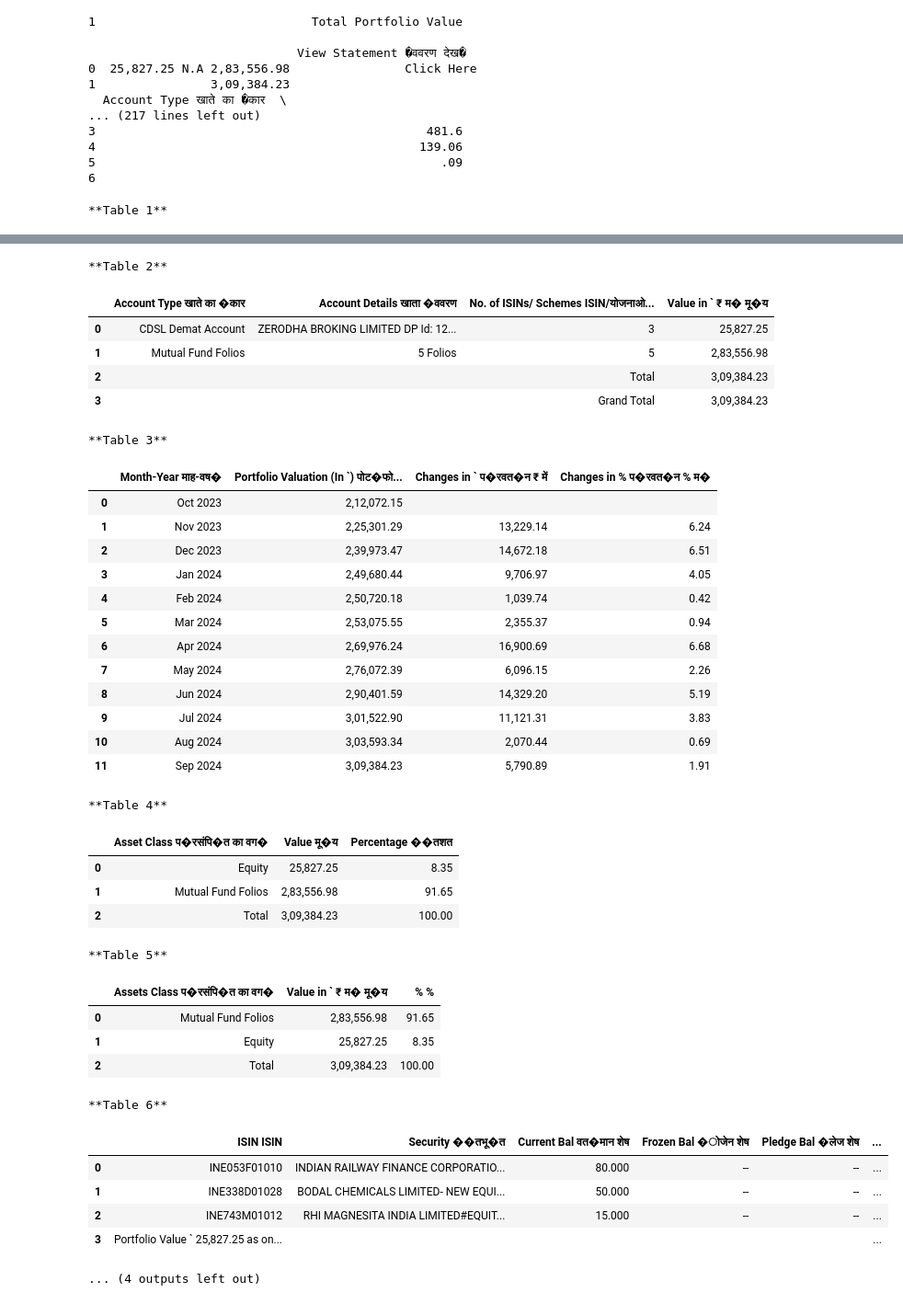
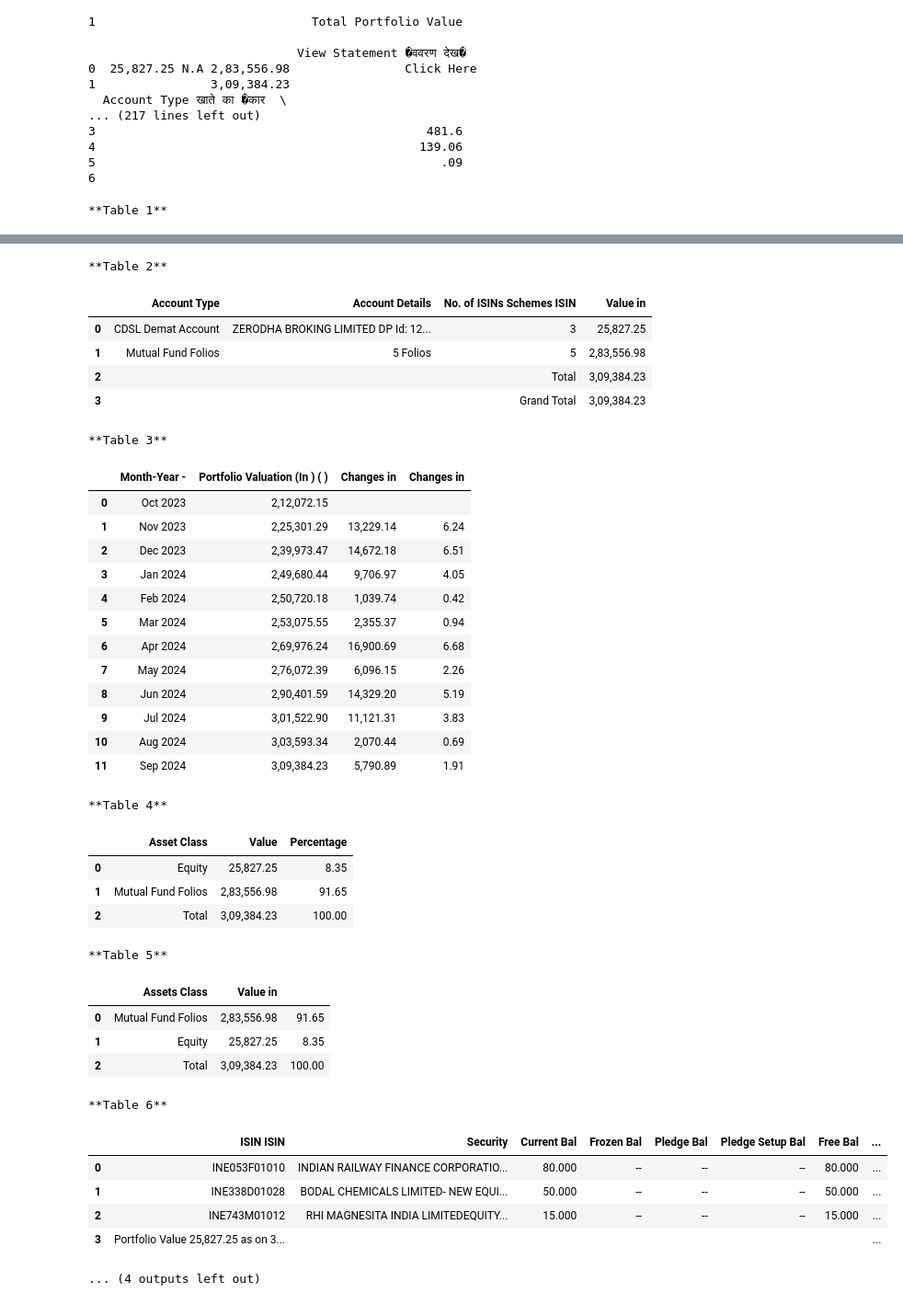
Before and after one commit to trdez-malhar/PdfToDashboard, a Jupyter notebook: docling_pdf.ipynb, the cells around one changed output, grey strips where cells are left out. Shown at 92% size. Cells and saved outputs as stored; diff of their text form; code cells hidden in the pictures.

Commit message:
update using docling uploading extract account data

```diff
--- a/docling_pdf.ipynb
+++ b/docling_pdf.ipynb
@@ -7,6 +7,15 @@ result = converter.convert(source)
 # print(result.document.export_to_dict)  # output: "## Docling Technical Report[...]"
 with open("output.json",mode="w", encoding="utf-8") as fp:
         fp.write(json.dumps(result.document.export_to_dict()))
+# %%
+from docling.document_converter import DocumentConverter
+import json
+source = r"C:\Users\malhar.yadav\Downloads\sb.pdf"  # document per local path or URL
+converter = DocumentConverter()
+result = converter.convert(source)
+# print(result.document.export_to_dict)  # output: "## Docling Technical Report[...]"
+with open("output.json",mode="w", encoding="utf-8") as fp:
+        fp.write(json.dumps(result.document.export_to_dict()))
 # %%
 import json
 with open("output.json", mode="r", encoding="utf-8") as fp:
@@ -187,9 +196,26 @@ for i in range(8):
 # %%
 import pandas as pd
 from IPython.display import display
+import re
+import unicodedata
+def clean_text(text):
+    """Remove non-English characters and normalize text."""
+    if text is None:
+        return ""
+
+    # Normalize Unicode characters
+    text = unicodedata.normalize('NFKD', text)
+
+    # Remove non-English characters (keep letters, numbers, spaces, and basic punctuation)
+    text = re.sub(r'[^A-Za-z0-9\s.,!?;:\'\"()-]', '', text)
+
+    # Replace multiple spaces with a single space
+    text = re.sub(r'\s+', ' ', text).strip()
+
+    return text
 
 # Function to extract and display tables
-def get_tables(i):
+def get_tables(json_data,i):
     raw_data = json_data["tables"][i]["data"]["table_cells"]
 
     # Determine the max number of columns
@@ -203,7 +229,7 @@ def get_tables(i):
         row_idx = item["start_row_offset_idx"]
         col_idx = item["start_col_offset_idx"]
         col_span = item["col_span"]
-        text = item["text"]
+        text = clean_text(item["text"])
 
         # Initialize row if not exists
         if row_idx not in table:
@@ -224,10 +250,13 @@ def get_tables(i):
 
     # Display DataFrame using IPython display
     print(f"\n**Table {i+1}**")
+    df.to_csv(f"table_{i+1}.csv", index=False)
     display(df)
 
 # Loop through tables and display each one
+with open("output.json", mode="r", encoding="utf-8") as fp:
+    json_data = json.load(fp)
 for i in range(8):
-    get_tables(i)
+    get_tables(json_data, i)
 # %% [output]
 **Table 1**
@@ -235,39 +264,39 @@ for i in range(8):
 | 0 | MALHAR SACHIN YADAV | CDSL Demat Accounts NSDL Demat Ac... | 25,827.25 N.A 2,83,556.98 | Click Here |
 | 1 |  | Total Portfolio Value | 3,09,384.23 |  |
 **Table 2**
-|  | Account Type खाते का �कार | Account Details खाता �ववरण | No. of ISINs/ Schemes ISIN/योजनाओ... | Value in ` ₹ म� मू�य |
+|  | Account Type | Account Details | No. of ISINs Schemes ISIN | Value in |
 | 0 | CDSL Demat Account | ZERODHA BROKING LIMITED DP Id: 12... | 3 | 25,827.25 |
 | 1 | Mutual Fund Folios | 5 Folios | 5 | 2,83,556.98 |
 | 2 |  |  | Total | 3,09,384.23 |
 | 3 |  |  | Grand Total | 3,09,384.23 |
 **Table 3**
-|  | Month-Year माह-वष� | Portfolio Valuation (In `) पोट�फो... | Changes in ` प�रवत�न ₹ में | Changes in % प�रवत�न % म� |
+|  | Month-Year - | Portfolio Valuation (In ) ( ) | Changes in | Changes in |
 | 0 | Oct 2023 | 2,12,072.15 |  |  |
 | 1 | Nov 2023 | 2,25,301.29 | 13,229.14 | 6.24 |
 | 2 | Dec 2023 | 2,39,973.47 | 14,672.18 | 6.51 |
 | 3 | Jan 2024 | 2,49,680.44 | 9,706.97 | 4.05 |
 | 4 | Feb 2024 | 2,50,720.18 | 1,039.74 | 0.42 |
 | 5 | Mar 2024 | 2,53,075.55 | 2,355.37 | 0.94 |
 | 6 | Apr 2024 | 2,69,976.24 | 16,900.69 | 6.68 |
 | 7 | May 2024 | 2,76,072.39 | 6,096.15 | 2.26 |
 | 8 | Jun 2024 | 2,90,401.59 | 14,329.20 | 5.19 |
 | 9 | Jul 2024 | 3,01,522.90 | 11,121.31 | 3.83 |
 | 10 | Aug 2024 | 3,03,593.34 | 2,070.44 | 0.69 |
 | 11 | Sep 2024 | 3,09,384.23 | 5,790.89 | 1.91 |
 **Table 4**
-|  | Asset Class प�रसंपि�त का वग� | Value मू�य | Percentage ��तशत |
+|  | Asset Class | Value | Percentage |
 | 0 | Equity | 25,827.25 | 8.35 |
 | 1 | Mutual Fund Folios | 2,83,556.98 | 91.65 |
 | 2 | Total | 3,09,384.23 | 100.00 |
 **Table 5**
-|  | Assets Class प�रसंपि�त का वग� | Value in ` ₹ म� मू�य | % % |
+|  | Assets Class | Value in |  |
 | 0 | Mutual Fund Folios | 2,83,556.98 | 91.65 |
 | 1 | Equity | 25,827.25 | 8.35 |
 | 2 | Total | 3,09,384.23 | 100.00 |
 **Table 6**
-|  | ISIN ISIN | Security ��तभू�त | Current Bal वत�मान शेष | Frozen Bal �ोजेन शेष | Pledge Bal �लेज शेष | ... |
-| 0 | INE053F01010 | INDIAN RAILWAY FINANCE CORPORATIO... | 80.000 | -- | -- | ... |
-| 1 | INE338D01028 | BODAL CHEMICALS LIMITED- NEW EQUI... | 50.000 | -- | -- | ... |
-| 2 | INE743M01012 | RHI MAGNESITA INDIA LIMITED#EQUIT... | 15.000 | -- | -- | ... |
-| 3 | Portfolio Value ` 25,827.25 as on... |  |  |  |  | ... |
+|  | ISIN ISIN | Security | Current Bal | Frozen Bal | Pledge Bal | Pledge Setup Bal | Free Bal | ... |
+| 0 | INE053F01010 | INDIAN RAILWAY FINANCE CORPORATIO... | 80.000 | -- | -- | -- | 80.000 | ... |
+| 1 | INE338D01028 | BODAL CHEMICALS LIMITED- NEW EQUI... | 50.000 | -- | -- | -- | 50.000 | ... |
+| 2 | INE743M01012 | RHI MAGNESITA INDIA LIMITEDEQUITY... | 15.000 | -- | -- | -- | 15.000 | ... |
+| 3 | Portfolio Value 25,827.25 as on 3... |  |  |  |  |  |  | ... |
 ... (4 outputs left out)
```
Also changed, not shown: parts of 23 cells of this notebook, 6 other files.
